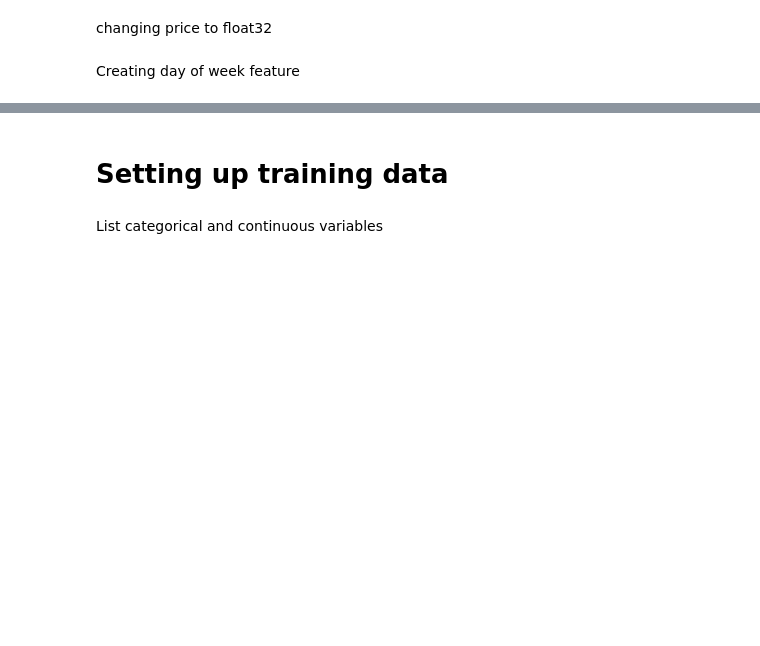
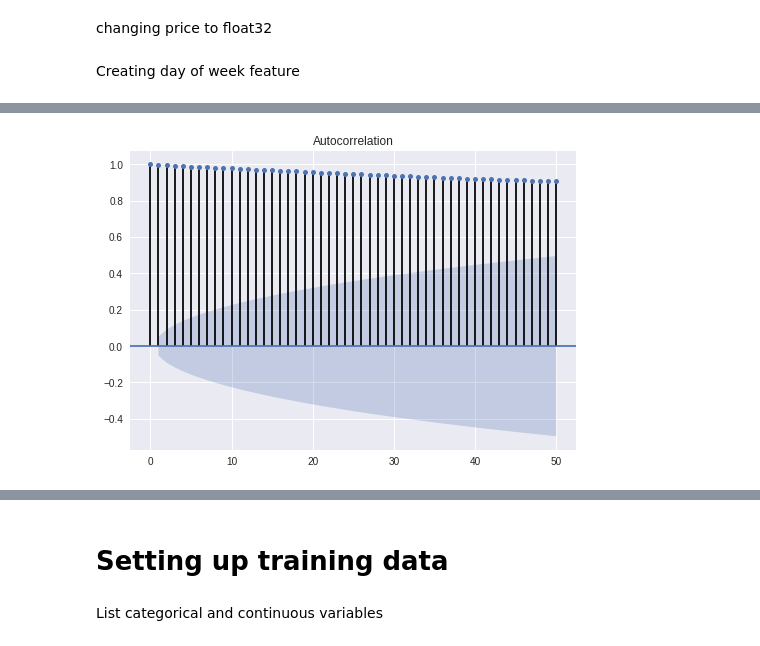
Before and after one commit to maxmatical/Machine-Learning, a Jupyter notebook: Gold_Case_Study.ipynb, the cells around one changed output, grey strips where cells are left out. Drawn from its saved outputs; the diff is of its cells as text; code cells hidden in the pictures; blank space fills up the shorter version.

```diff
--- a/Gold_Case_Study.ipynb
+++ b/Gold_Case_Study.ipynb
@@ -296,0 +329,5 @@ concat_clean.describe(include='all')
+# %%
+plot_acf(gold_price, lags = 50)
+pyplot.show()
+# %% [output]
+[figure, added]
```
Also changed, not shown: parts of 33 cells of this notebook.
